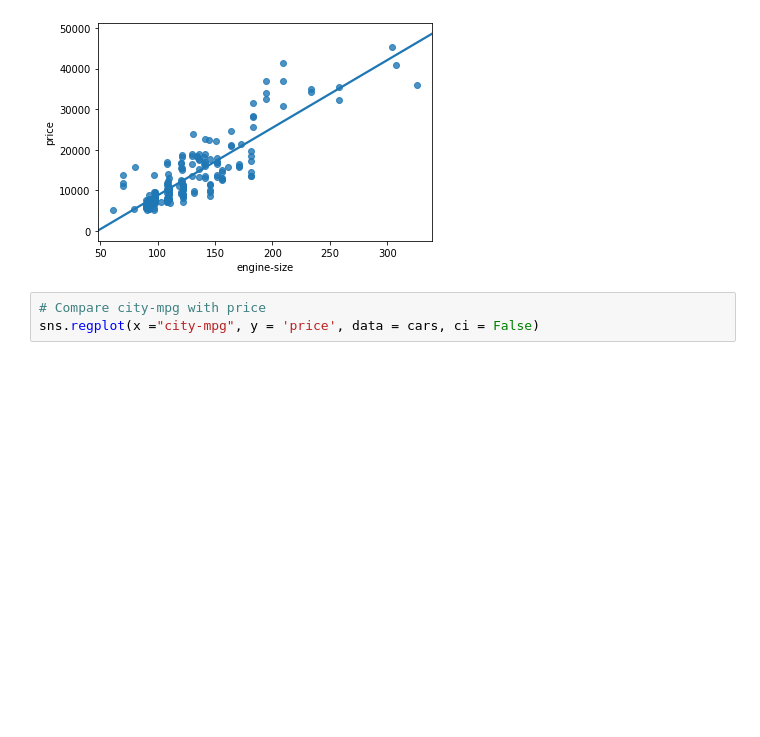
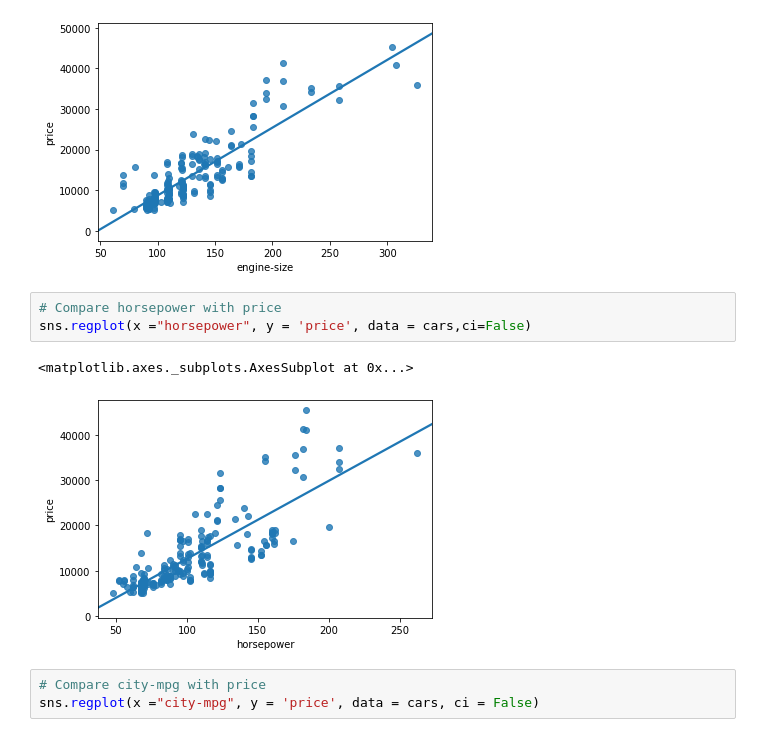
Before and after one commit to srikanthpragada/DS_01_OCT_2019, a Jupyter notebook: car/price_finder.ipynb, the cells around one changed output. Drawn from its saved outputs; the diff is of its cells as text; blank space fills up the shorter version.

```diff
--- a/car/price_finder.ipynb
+++ b/car/price_finder.ipynb
@@ -398,6 +396,12 @@ sns.regplot(x ="engine-size", y = 'price', data = cars,ci=False)
 # %% [output]
 <matplotlib.axes._subplots.AxesSubplot at 0x...>
 [figure]
+# %%
+# Compare horsepower with price
+sns.regplot(x ="horsepower", y = 'price', data = cars,ci=False)
+# %% [output]
+<matplotlib.axes._subplots.AxesSubplot at 0x...>
+[figure, added]
 # %%
 # Compare city-mpg with price
 sns.regplot(x ="city-mpg", y = 'price', data = cars, ci = False)
```
Also changed, not shown: parts of 24 cells of this notebook.
